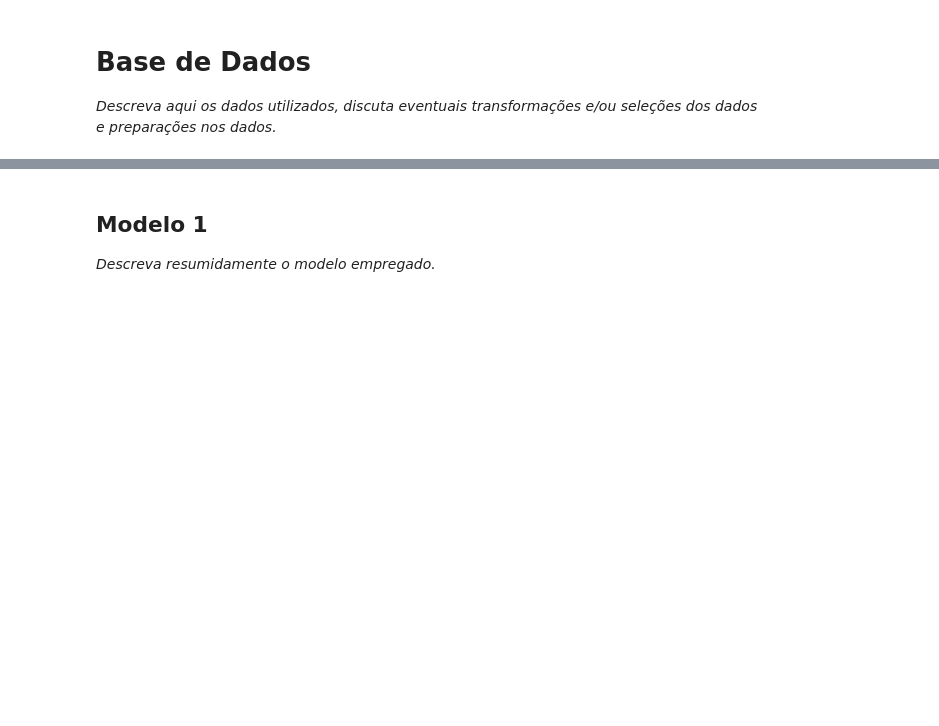
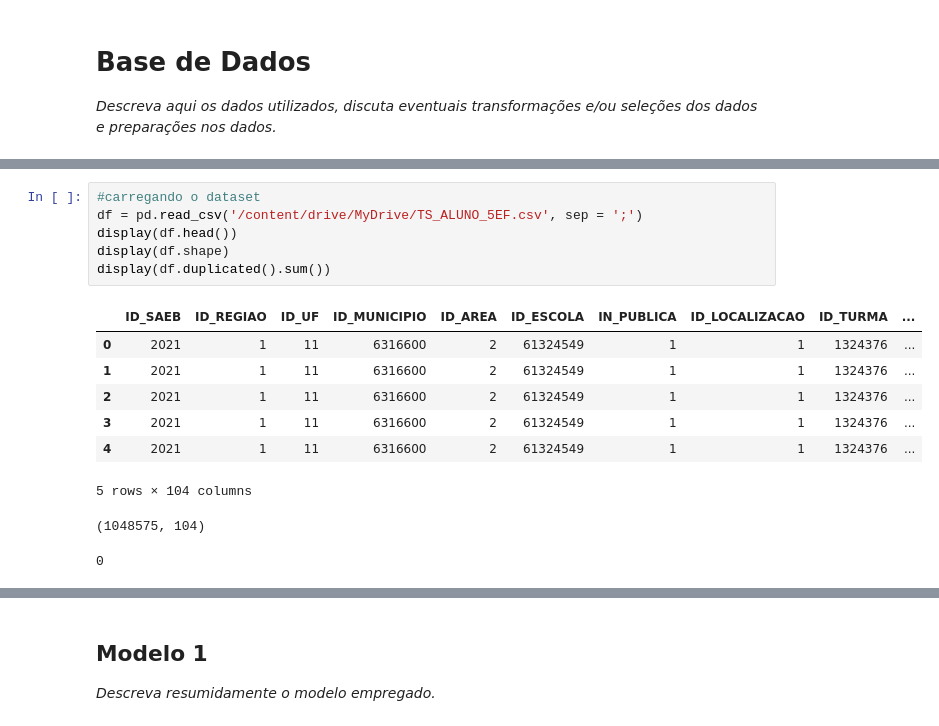
Before and after one commit to ju-arauj/swot, a Jupyter notebook: ML7_ex_projeto.ipynb, the cells around one changed output, grey strips where cells are left out. Saved outputs shown, nothing was run; the diff lists cells and outputs as text; blank space fills up the shorter version.

```diff
--- a/ML7_ex_projeto.ipynb
+++ b/ML7_ex_projeto.ipynb
@@ -85,0 +56,16 @@ Aluno5 = 'None' #@param {type:"string"}
+# %%
+#carregando o dataset
+df = pd.read_csv('/content/drive/MyDrive/TS_ALUNO_5EF.csv', sep = ';')
+display(df.head())
+display(df.shape)
+display(df.duplicated().sum())
+# %% [output]
+|  | ID_SAEB | ID_REGIAO | ID_UF | ID_MUNICIPIO | ID_AREA | ID_ESCOLA | IN_PUBLICA | ID_LOCALIZACAO | ID_TURMA | ... |
+| 0 | 2021 | 1 | 11 | 6316600 | 2 | 61324549 | 1 | 1 | 1324376 | ... |
+| 1 | 2021 | 1 | 11 | 6316600 | 2 | 61324549 | 1 | 1 | 1324376 | ... |
+| 2 | 2021 | 1 | 11 | 6316600 | 2 | 61324549 | 1 | 1 | 1324376 | ... |
+| 3 | 2021 | 1 | 11 | 6316600 | 2 | 61324549 | 1 | 1 | 1324376 | ... |
+| 4 | 2021 | 1 | 11 | 6316600 | 2 | 61324549 | 1 | 1 | 1324376 | ... |
+5 rows × 104 columns
+(1048575, 104)
+0
```
Also changed, not shown: parts of 55 cells of this notebook.
